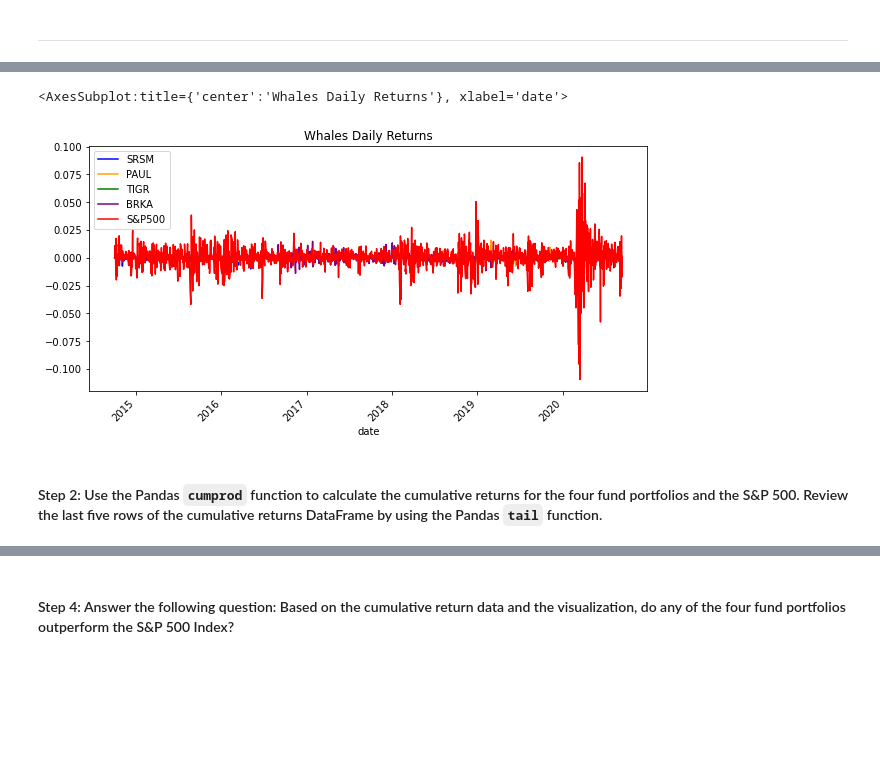
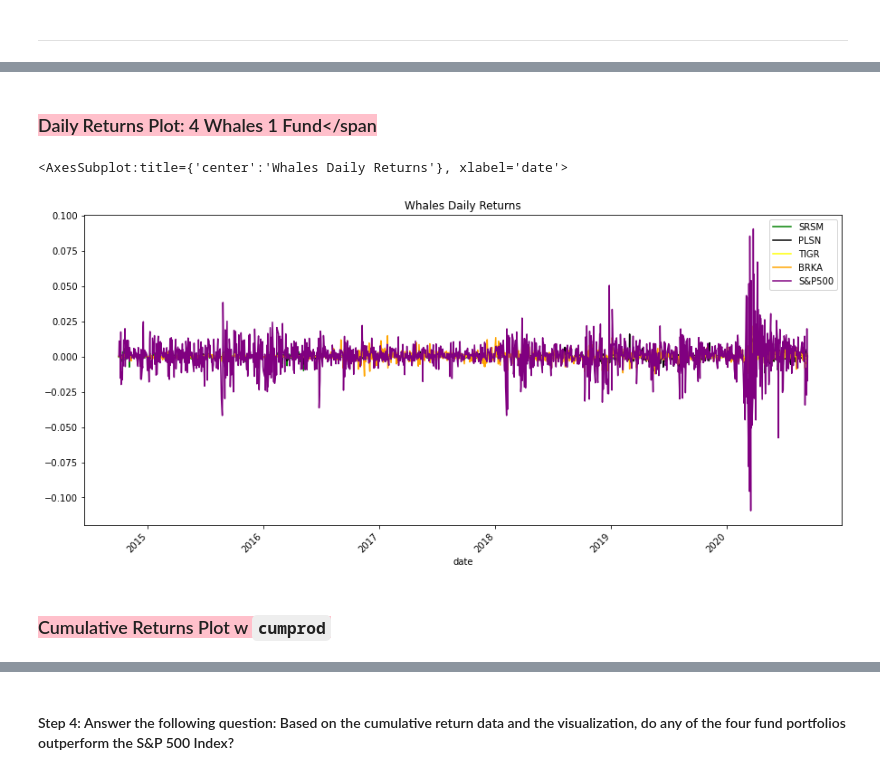
Before and after one commit to davepoppins5073/Challenge4_InvestmentOptionsEval, a Jupyter notebook: risk_return_analysis.ipynb, the cells around one changed output, grey strips where cells are left out. Saved outputs shown, nothing was run; the diff lists cells and outputs as text; code cells hidden in the pictures; blank space fills up the shorter version.

Commit message:
Added comments and formatting to all plots. Made code more readable.

```diff
--- a/risk_return_analysis.ipynb
+++ b/risk_return_analysis.ipynb
@@ -154,0 +119,8 @@ memory usage: 70.2 KB
+# %%
+# PART 1. Send path information to datetime_stock_data_csv function
+# Local and Absolute Paths
+abs_path = os.getcwd()
+local_path = '/Resources/whale_navs.csv'
+
+#Function call to get the df of whale stock data
+whale_data_df = datetime_stock_data_csv(abs_path, local_path)
@@ -155,6 +143,8 @@ memory usage: 70.2 KB
 # %%
-#For Readability the columns names should change: SRSM, PLSN, TIGR, BRKA, S&P500
-whales_df.columns = ['SRSM', 'PLSN', 'TIGR','BRKA', 'S&P500']
-whales_df.head()
-print(f"This is a lot cleaner and nicer when we have to start plotting!")
+# PART 2. Cleanup Dataframe for Readibility and Plotting
+# For Readability the columns names should change: SRSM, PLSN, TIGR, BRKA, S&P500
+print(f"The Column names are too long. Let me fix that!")
+whale_data_df.columns = ['SRSM', 'PLSN', 'TIGR','BRKA', 'S&P500']
+print(f"This is a lot cleaner! This is better for graphing.\n")
+display(whale_data_df.head())
 # %% [output]
@@ -170,6 +192,6 @@ print(f"This is a lot cleaner and nicer when we have to start plotting!")
 # %%
 # Prepare for the analysis by converting the dataframe of NAVs and prices to daily returns
-whls_dailyreturns_df = whales_df.pct_change().dropna().copy()
+whls_dailyreturns_df = whale_data_df.pct_change().dropna().copy()
 whls_dailyreturns_df.head()
 # %% [output]
 |  | SRSM | PLSN | TIGR | BRKA | S&P500 |
@@ -194,16 +222,19 @@ Analyze the data to determine if any of the portfolios outperform the broader st
+# %% [markdown]
+### <span style='background :pink' > Daily Returns Plot: 4 Whales 1 Fund</span
 # %%
 # Plot the daily return data of the 4 funds and the S&P 500
-# Inclue a title parameter and adjust the figure size
-whls_dailyreturns_df['SRSM'].plot(legend=True,figsize=(10,5), rot=45, color="blue",title='Whales Daily Returns',label='SRSM')
-whls_dailyreturns_df['PLSN'].plot(legend=True,figsize=(10,5), rot=45, color="orange", label="PAUL")
-whls_dailyreturns_df['TIGR'].plot(legend=True,figsize=(10,5),rot=45, color='green', label="TIGR")
-whls_dailyreturns_df['BRKA'].plot(legend=True,figsize=(10,5), rot=45, color="purple", label="BRKA")
-whls_dailyreturns_df['S&P500'].plot(legend=True,figsize=(10,5), rot=45, color="red", label="S&P500")
+# Include a title parameter and adjust the figure size
+
+whls_dailyreturns_df['SRSM'].plot(legend=True,figsize=(15,7), rot=45, color="green",title='Whales Daily Returns',label='SRSM')
+whls_dailyreturns_df['PLSN'].plot(legend=True,figsize=(15,7), rot=45, color="black", label="PLSN")
+whls_dailyreturns_df['TIGR'].plot(legend=True,figsize=(15,7), rot=45, color='yellow', label="TIGR")
+whls_dailyreturns_df['BRKA'].plot(legend=True,figsize=(15,7), rot=45, color="orange", label="BRKA")
+whls_dailyreturns_df['S&P500'].plot(legend=True,figsize=(15,7), rot=45, color="purple", label="S&P500")
 # %% [output]
 <AxesSubplot:title={'center':'Whales Daily Returns'}, xlabel='date'>
-[figure, old version]
+[figure, new version]
-# %% [markdown]
-#### Step 2: Use the Pandas `cumprod` function to calculate the cumulative returns for the four fund portfolios and the S&P 500. Review the last five rows of the cumulative returns DataFrame by using the Pandas `tail` function.
+# %% [markdown]
+### <span style='background :pink' >Cumulative Returns Plot w `cumprod` <span>
 # %%
 # Calculate and plot the cumulative returns of the 4 fund portfolios and the S&P 500
 # Calculate the cumulative returns using the 'cumprod()' function
```
Also changed, not shown: parts of 84 cells of this notebook.
